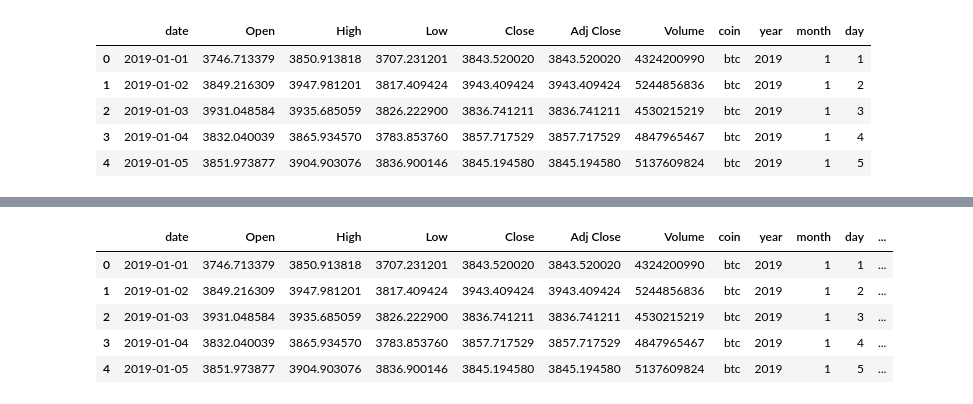
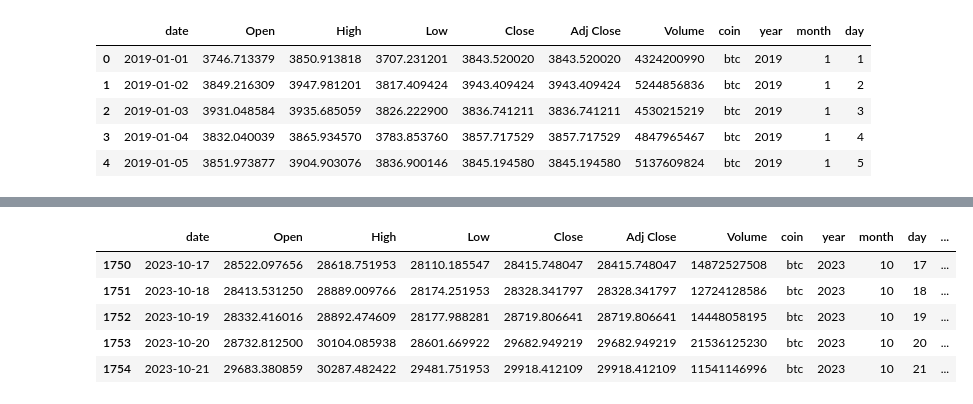
Before and after one commit to LNshuti/meta-labelling-architecture, a Jupyter notebook: research/Feature Engineering.ipynb, the cells around one changed output, grey strips where cells are left out. Cells and saved outputs as stored; diff of their text form; code cells hidden in the pictures.

```diff
--- a/research/Feature Engineering.ipynb
+++ b/research/Feature Engineering.ipynb
@@ -81,13 +79,13 @@ btc.tail()
 # %%
 btc['open-close']= btc['Open']- btc['Close']
 btc['low-high']= btc['Low']- btc['High']
 btc['target']= np.where(btc['Close'].shift(-1) > btc.Close, 1, 0)
-btc.head()
+btc.tail()
 # %% [output]
 |  | date | Open | High | Low | Close | Adj Close | Volume | coin | year | month | day | ... |
-| 0 | 2019-01-01 | 3746.713379 | 3850.913818 | 3707.231201 | 3843.520020 | 3843.520020 | 4324200990 | btc | 2019 | 1 | 1 | ... |
-| 1 | 2019-01-02 | 3849.216309 | 3947.981201 | 3817.409424 | 3943.409424 | 3943.409424 | 5244856836 | btc | 2019 | 1 | 2 | ... |
-| 2 | 2019-01-03 | 3931.048584 | 3935.685059 | 3826.222900 | 3836.741211 | 3836.741211 | 4530215219 | btc | 2019 | 1 | 3 | ... |
-| 3 | 2019-01-04 | 3832.040039 | 3865.934570 | 3783.853760 | 3857.717529 | 3857.717529 | 4847965467 | btc | 2019 | 1 | 4 | ... |
-| 4 | 2019-01-05 | 3851.973877 | 3904.903076 | 3836.900146 | 3845.194580 | 3845.194580 | 5137609824 | btc | 2019 | 1 | 5 | ... |
+| 1750 | 2023-10-17 | 28522.097656 | 28618.751953 | 28110.185547 | 28415.748047 | 28415.748047 | 14872527508 | btc | 2023 | 10 | 17 | ... |
+| 1751 | 2023-10-18 | 28413.531250 | 28889.009766 | 28174.251953 | 28328.341797 | 28328.341797 | 12724128586 | btc | 2023 | 10 | 18 | ... |
+| 1752 | 2023-10-19 | 28332.416016 | 28892.474609 | 28177.988281 | 28719.806641 | 28719.806641 | 14448058195 | btc | 2023 | 10 | 19 | ... |
+| 1753 | 2023-10-20 | 28732.812500 | 30104.085938 | 28601.669922 | 29682.949219 | 29682.949219 | 21536125230 | btc | 2023 | 10 | 20 | ... |
+| 1754 | 2023-10-21 | 29683.380859 | 30287.482422 | 29481.751953 | 29918.412109 | 29918.412109 | 11541146996 | btc | 2023 | 10 | 21 | ... |
 # %%
```
Also changed, not shown: parts of 55 cells of this notebook, 17 other files.
